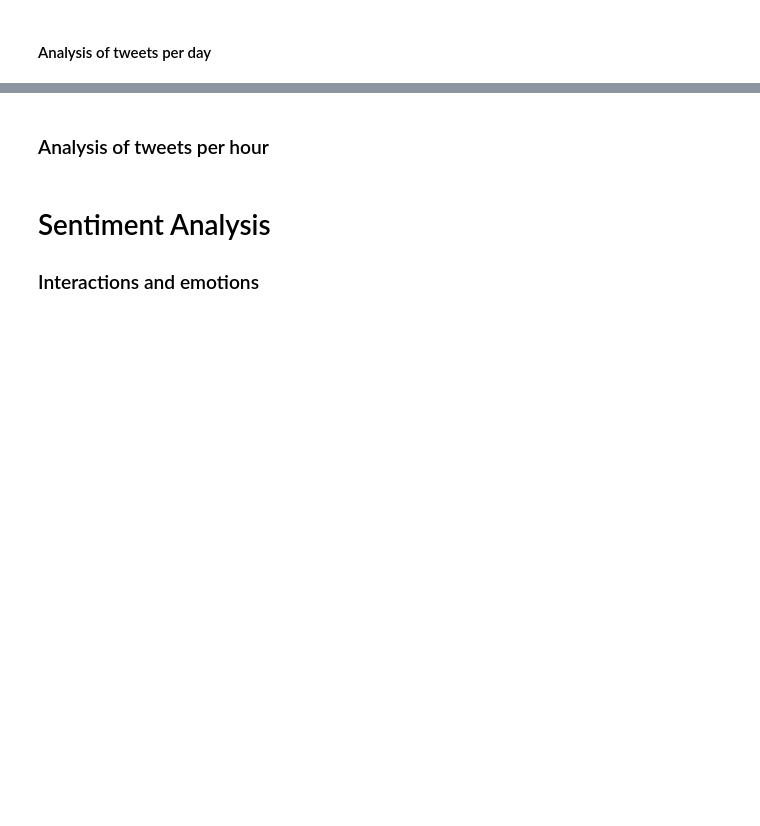
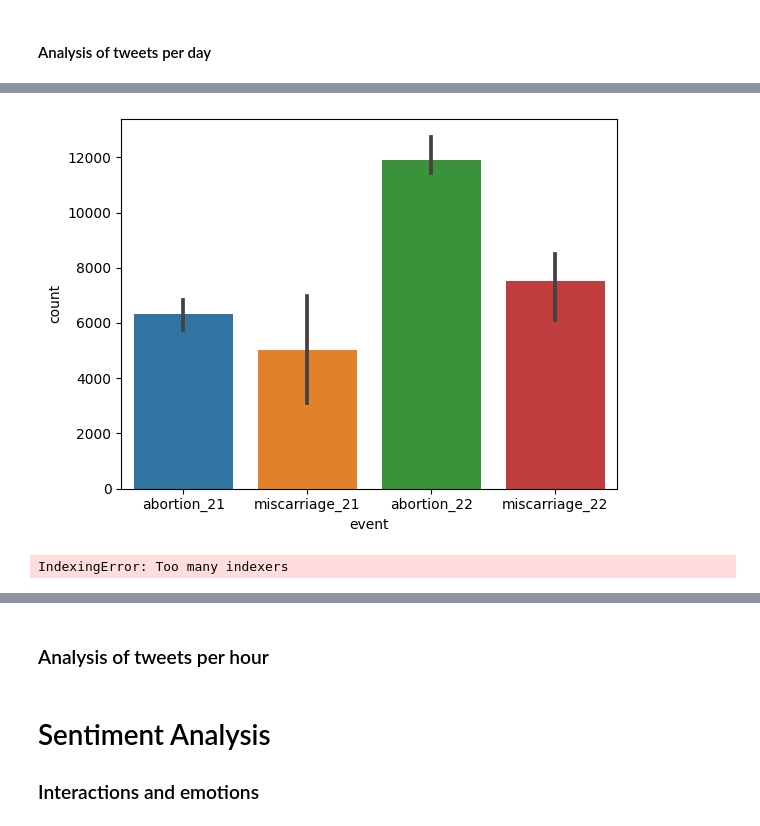
Before and after one commit to Oliph/MiscarriageTwitterAnalysis, a Jupyter notebook: Clean_miscarriage.ipynb, the cells around one changed output, grey strips where cells are left out. Cells and saved outputs as stored; diff of their text form; code cells hidden in the pictures; blank space fills up the shorter version.

```diff
--- a/Clean_miscarriage.ipynb
+++ b/Clean_miscarriage.ipynb
@@ -476,0 +445,4 @@ df_sumdates
+# %%
+df_dates.dtypes
+
+df_dates['event'] = ('abortion_21', 'abortion_21', 'abortion_21', 'miscarriage_21', 'miscarriage_21', 'miscarriage_21', 'abortion_22', 'abortion_22', 'abortion_22', 'miscarriage_22', 'miscarriage_22', 'miscarriage_22')
@@ -476,0 +455,10 @@ df_sumdates
+# %%
+tweets_event = sns.barplot(
+    x = df_dates['event'],
+    y = df_dates['count'])
+# %% [output]
+[figure, added]
+# %%
+abortion = []
+# %% [output]
+IndexingError: Too many indexers
```
Also changed, not shown: parts of 32 cells of this notebook.
